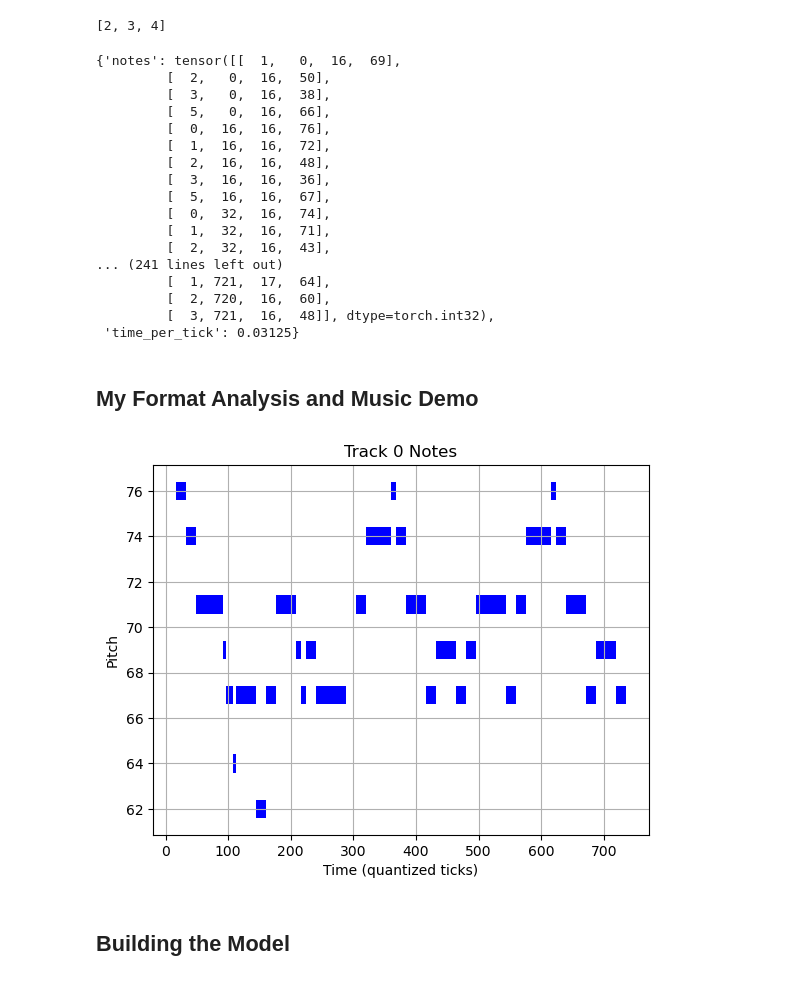
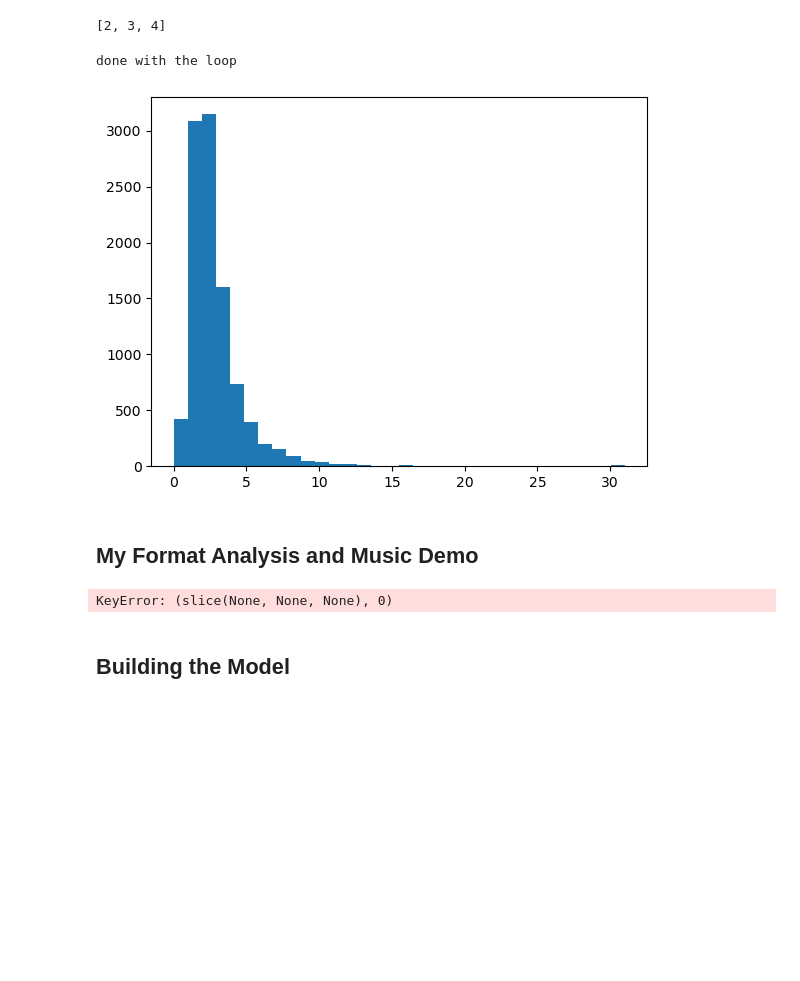
Before and after one commit to dCaples/aiquantize, a Jupyter notebook: load-midi.ipynb, the cells around one changed output. Saved outputs shown, nothing was run; the diff lists cells and outputs as text; code cells hidden in the pictures; blank space fills up the shorter version.

```diff
--- a/load-midi.ipynb
+++ b/load-midi.ipynb
@@ -655,6 +655,7 @@ class SongDataSet(Dataset):
         self.quantize_divisor = quantize_divisor
         self.perturbation_std = 0.05
         self.context_length = context_length
+
 
     def __len__(self):
         return len(self.dataset_idxs)
@@ -697,7 +698,7 @@ class SongDataSet(Dataset):
             quantized_notes.append(quantized_note) # quantizes to about 3/100 of a second (depending on the song's time signature)
 
         while len(quantized_notes) < self.context_length:
-            quantized_notes.append(torch.tensor([99999, 99999, 99999, 99999], dtype=torch.int32))
+            quantized_notes.append(torch.tensor([99999, 99999, 99999, 99999, 99999], dtype=torch.int32))
         return torch.stack(quantized_notes)
 
 
@@ -712,35 +713,42 @@ class SongDataSet(Dataset):
 
         start = round(start / time_per_tick)
         duration = round(duration / time_per_tick)
-        return torch.tensor([track, start, duration, pitch], dtype=torch.int32)
 
+        measure = start // self.quantize_divisor
+        measuretick = start % self.quantize_divisor
 
-# Usage
-song_dataset = SongDataSet(dataset, context_length=128)
-song_dataset[1]
-# # Create a DataLoader
-# dataloader = DataLoader(song_dataset, batch_size=1, shuffle=True)
-# for batch in dataloader:
-#     print(batch)
-#     break
+        # get the modulo of the measure so it doesn't exceed 32
+        measure = measure % 32
+        track = track % 32
+        duration = min(min(duration, 128), 0)
+        pitch = min(min(pitch, 127), 0)
+
+        # track: 0-31
+        # measure: 0-31
+        # measuretick: 0-63
+        # duration: 0-128
+        # pitch: 0-127
+        return torch.tensor([track, measure, measuretick, duration, pitch], dtype=torch.int32)
+
+song_dataset = SongDataSet(dataset, context_length=context_length)
-# %% [output]
-{'notes': tensor([[  1,   0,  16,  69],
-         [  2,   0,  16,  50],
-         [  3,   0,  16,  38],
-         [  5,   0,  16,  66],
-         [  0,  16,  16,  76],
-         [  1,  16,  16,  72],
-         [  2,  16,  16,  48],
-         [  3,  16,  16,  36],
-         [  5,  16,  16,  67],
-         [  0,  32,  16,  74],
-         [  1,  32,  16,  71],
-         [  2,  32,  16,  43],
-... (241 lines left out)
-         [  1, 721,  17,  64],
-         [  2, 720,  16,  60],
-         [  3, 721,  16,  48]], dtype=torch.int32),
- 'time_per_tick': 0.03125}
+# %%
+maximum_measure_indexes = []
+
+for i in range(10000):
+    songsection = song_dataset[i]['notes']
+    maximum_measure_indexes.append(songsection[:, 1].max().item())
+
+print("done with the loop")
+# for song in song_dataset.songs:
+#     maximum_time_indexes.append(song[:, 1].max())
+
+# plot the histogram
+import matplotlib.pyplot as plt
+plt.hist(maximum_measure_indexes, bins=32)
+plt.show()
+# %% [output]
+done with the loop
+[figure, added]
 # %% [markdown]
 ## My Format Analysis and Music Demo
 # %%
@@ -750,7 +758,12 @@ def plot_track(song_tensor, track_number):
     """
     Plots the notes of a specific track from a song tensor.
 
-    Parameters:
+    Paramet        # track: 0-31
+        # measure: 0-31
+        # measuretick: 0-63
+        # duration: 0-128
+        # pitch: 0-127
+        return torch.tensor([track, measure, measuretick, duration, pitch], dtype=torch.int32)ers:
     - song_tensor: torch.Tensor, the quantized notes tensor of the song.
     - track_number: int, the track number to plot.
     """
@@ -789,7 +802,7 @@ def plot_track(song_tensor, track_number):
 song_tensor = song_dataset[1]  # Get the first song tensor
 plot_track(song_tensor, track_number=0)  # Plot the first track
 # %% [output]
-[figure, removed]
+KeyError: (slice(None, None, None), 0)
 # %%
 import matplotlib.pyplot as plt
 
```
Also changed, not shown: parts of 12 cells of this notebook.
